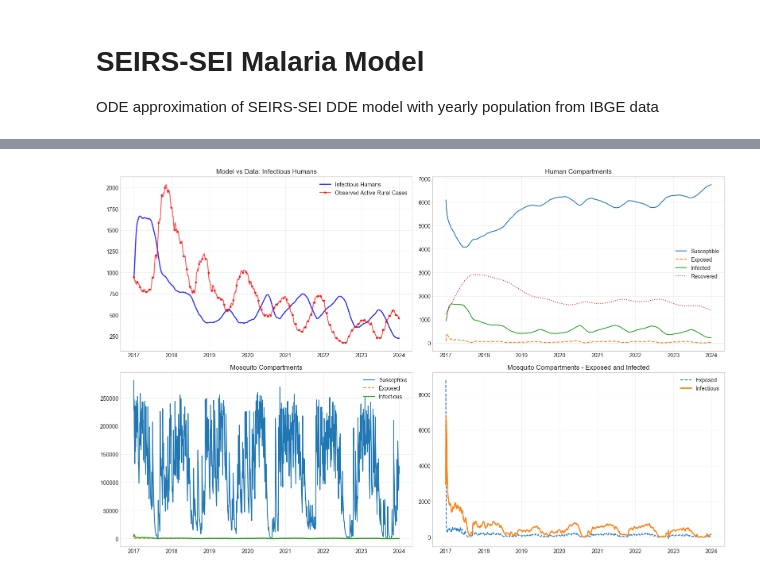
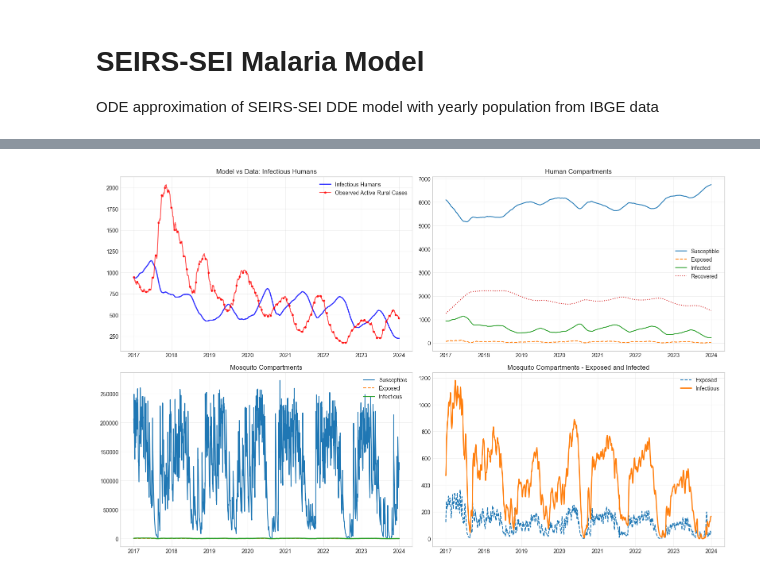
Before and after one commit to RaphaLevy/Study_on_malaria_dynamics_v2, a Jupyter notebook: models/seirs_sei/ode_models/Test_SEIRS_SEI_ODE-Decrease_Ih.ipynb, the cells around one changed output, grey strips where cells are left out. Saved outputs shown, nothing was run; the diff lists cells and outputs as text; code cells hidden in the pictures.

```diff
--- a/models/seirs_sei/ode_models/Test_SEIRS_SEI_ODE-Decrease_Ih.ipynb
+++ b/models/seirs_sei/ode_models/Test_SEIRS_SEI_ODE-Decrease_Ih.ipynb
@@ -100,8 +103,8 @@ critical_max_temp_plasm = 29.8
 
 # Critical temperatures for Anopheles development
 optimal_temp_anop = 26
-critical_max_temp_anop = 40
-critical_min_temp_anop = 10
+critical_max_temp_anop = 34
+critical_min_temp_anop = 16
 
 # Rural cases for initial conditions
 rural_cases_df = cases_data.copy()
@@ -112,25 +115,26 @@ I_H0 = round(rural_cases_df['active_total'].iloc[0])
 ### dIh/dt = b3_h E_H - gamma I_H = 1/10 E_H - 1/120 I_H = (12E_H - I_H)/120 --> In order to I_H to start decreasing,
 ### 12E_H - I_H < 0 --> E_H < I_H/12
 
-N_2017 = round(pop_by_year[2017])
+N_2016 = round(pop_by_year[2016])
 
 E_H0 = round((I_H0 / 12) - 1)
-R_H0 = round(N_2017 * 0.15)
+R_H0 = round(N_2016 * 0.15)
 
-S_H0 = N_2017 - E_H0 - I_H0 - R_H0
+S_H0 = N_2016 - E_H0 - I_H0 - R_H0
 ### We will later optimize S_H0 to best fit our data
 
 ### For starters, we will estimate that the typical ratio of vectors to hosts is in the range of 10-100.
 ### In the case of Manaus, especially in the rural area, which is a peri-urban area with high humidity,
 ### we could put this range at 20-50, so let's say 35:
-M_0 = 35 * N_2017
+M_0 = 35 * N_2016
 ### We will later optimize M (M_0) to best fit our data
-### We will also estimate that I_M0 represents ~1% of the initial mosquito population, while E_M0 represents ~3%.
-E_M0 = round(M_0 * 0.03)
-I_M0 = round(M_0 * 0.01)
+### We will also estimate that I_M0 represents ~0.1% of the initial mosquito population, while E_M0 represents ~0.3%,
+### in order to see if the infected population starts by declining, simulating the actual data.
+E_M0 = round(M_0 * 0.003)
+I_M0 = round(M_0 * 0.001)
 S_M0 = M_0 - E_M0 - I_M0
-initial_state_2017 = np.array([S_H0, E_H0, I_H0, R_H0, S_M0, E_M0, I_M0])
+initial_state_2016 = np.array([S_H0, E_H0, I_H0, R_H0, S_M0, E_M0, I_M0])
 
-print(f"Initial human compartments in 2017: N={N_2017}, S_H={S_H0}, E_H={E_H0}, I_H={I_H0}, R_H={R_H0}")
-print(f"Initial mosquito compartments in 2017: M={M_0}, S_M={S_M0}, E_M={E_M0}, I_M={I_M0}")
+print(f"Initial human compartments in 2016: N={N_2016}, S_H={S_H0}, E_H={E_H0}, I_H={I_H0}, R_H={R_H0}")
+print(f"Initial mosquito compartments in 2016: M={M_0}, S_M={S_M0}, E_M={E_M0}, I_M={I_M0}")
 # %% [output]
@@ -385,7 +422,7 @@ Finished 2023. Final I_H: 227, Final I_M: 165
 
 All years simulated successfully!
 # %%
-#### Combine and Plot Results
+#### Combine and Plot Results (2017-2023 only)
 combined_df = pd.DataFrame()
 for res in all_results:
     year = res['year']
@@ -405,39 +442,40 @@ for res in all_results:
 
 # Ensure date columns are datetime
 combined_df['date'] = pd.to_datetime(combined_df['date'])
 rural_cases_df['date'] = pd.to_datetime(rural_cases_df['date'])
 
+# Filter to 2017-2023 for plots
+combined_df = combined_df[combined_df['date'] >= '2017-01-01'].reset_index(drop=True)
+rural_cases_plot = rural_cases_df[rural_cases_df['date'] >= '2017-01-01'].reset_index(drop=True)
+
 # Plot
 fig, axes = plt.subplots(2, 2, figsize=(16, 10))
 axes[0,0].plot(combined_df['date'], combined_df['I_H'], 'b-', linewidth=2, label='Infectious Humans', alpha=0.8)
-axes[0,0].plot(rural_cases_df['date'], rural_cases_df['active_total'], 'r-', linewidth=1.5,
+axes[0,0].plot(rural_cases_plot['date'], rural_cases_plot['active_total'], 'r-', linewidth=1.5,
         label='Observed Active Rural Cases', alpha=0.7, marker='o',
-        markersize=3, markevery=30)  # Show markers every ~1 month for readability
+        markersize=3, markevery=30)
 axes[0,0].set_title('Model vs Data: Infectious Humans')
 axes[0,0].legend(); axes[0,0].grid(True, alpha=0.3)
 
 axes[0,1].plot(combined_df['date'], combined_df['S_H'], label='Susceptible')
 axes[0,1].plot(combined_df['date'], combined_df['E_H'], label='Exposed', linestyle='--')
 axes[0,1].plot(combined_df['date'], combined_df['I_H'], label='Infected', linestyle='-')
 axes[0,1].plot(combined_df['date'], combined_df['R_H'], label='Recovered', linestyle=':')
 axes[0,1].set_title('Human Compartments'); axes[0,1].legend(); axes[0,1].grid(True, alpha=0.3)
 
 axes[1,0].plot(combined_df['date'], combined_df['S_M'], label='Susceptible', linewidth=1.5)
 axes[1,0].plot(combined_df['date'], combined_df['E_M'], label='Exposed', linewidth=1.5, linestyle='--')
 axes[1,0].plot(combined_df['date'], combined_df['I_M'], label='Infectious', linewidth=2)
 axes[1,0].set_title('Mosquito Compartments'); axes[1,0].legend(); axes[1,0].grid(True, alpha=0.3)
 
-# axes[1,1].plot(combined_df['date'], combined_df['N'], 'k-', linewidth=2, label='Yearly N (IBGE)')
-# axes[1,1].set_title('Human Population (Yearly from IBGE)'); axes[1,1].legend(); axes[1,1].grid(True, alpha=0.3)
-
 axes[1,1].plot(combined_df['date'], combined_df['E_M'], label='Exposed', linewidth=1.5, linestyle='--')
 axes[1,1].plot(combined_df['date'], combined_df['I_M'], label='Infectious', linewidth=2)
 axes[1,1].set_title('Mosquito Compartments - Exposed and Infected'); axes[1,1].legend(); axes[1,1].grid(True, alpha=0.3)
 
 plt.tight_layout()
 plt.show()
 # %% [output]
-[figure, old version]
+[figure, new version]
 # %%
 # Plot
 fig, axes = plt.subplots(2, 2, figsize=(16, 10))
```
Also changed, not shown: parts of 8 cells of this notebook.
